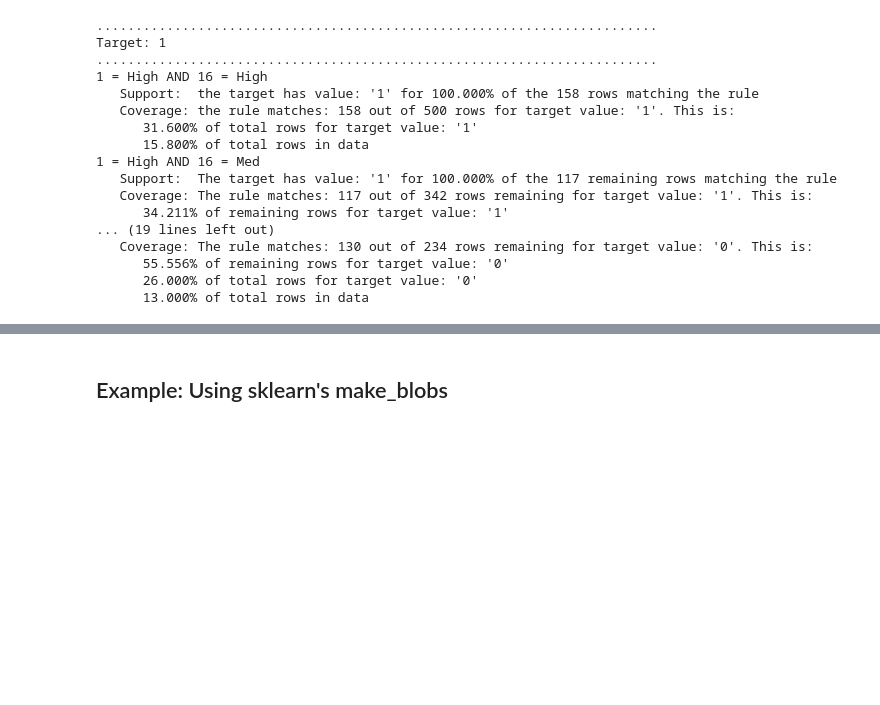
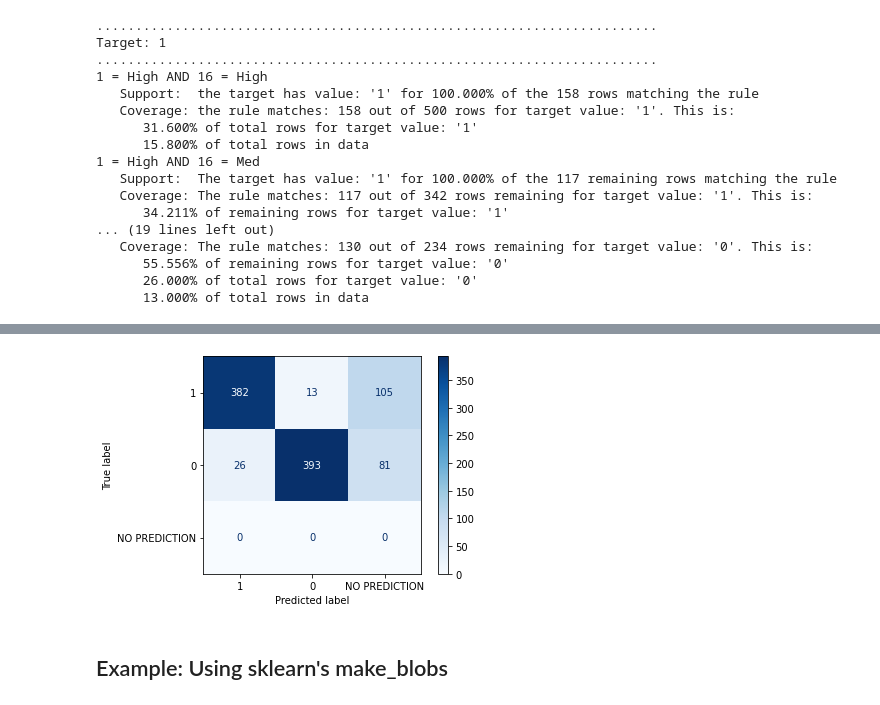
Before and after one commit to Brett-Kennedy/PRISM-Rules, a Jupyter notebook: Examples/PRISM Rules Examples.ipynb, the cells around one changed output, grey strips where cells are left out. Cells and saved outputs as stored; diff of their text form; code cells hidden in the pictures; blank space fills up the shorter version.

```diff
--- a/Examples/PRISM Rules Examples.ipynb
+++ b/Examples/PRISM Rules Examples.ipynb
@@ -109,3 +156,18 @@ array([[393, 107],
+# %%
+# In this case, a signficicant number of records received no
+# prediction, though the majority did. We may wish to adjust
+# the parameters for min_support and min_confidence to
+# generate more predicitons, or, as by default, set the
+# records matching no rules to the most common value in the
+# target column.
+
+labels = labels.tolist() + ['NO PREDICTION']
+cm = confusion_matrix(df['Y'].astype(str), y_pred, labels=labels)
+disp = ConfusionMatrixDisplay(confusion_matrix=cm, display_labels=labels)
+disp.plot(cmap='Blues')
+plt.show()
+# %% [output]
+[figure, added]
 # %% [markdown]
 ## Example: Using sklearn's make_blobs
 # %%
```
Also changed, not shown: parts of 29 cells of this notebook.
